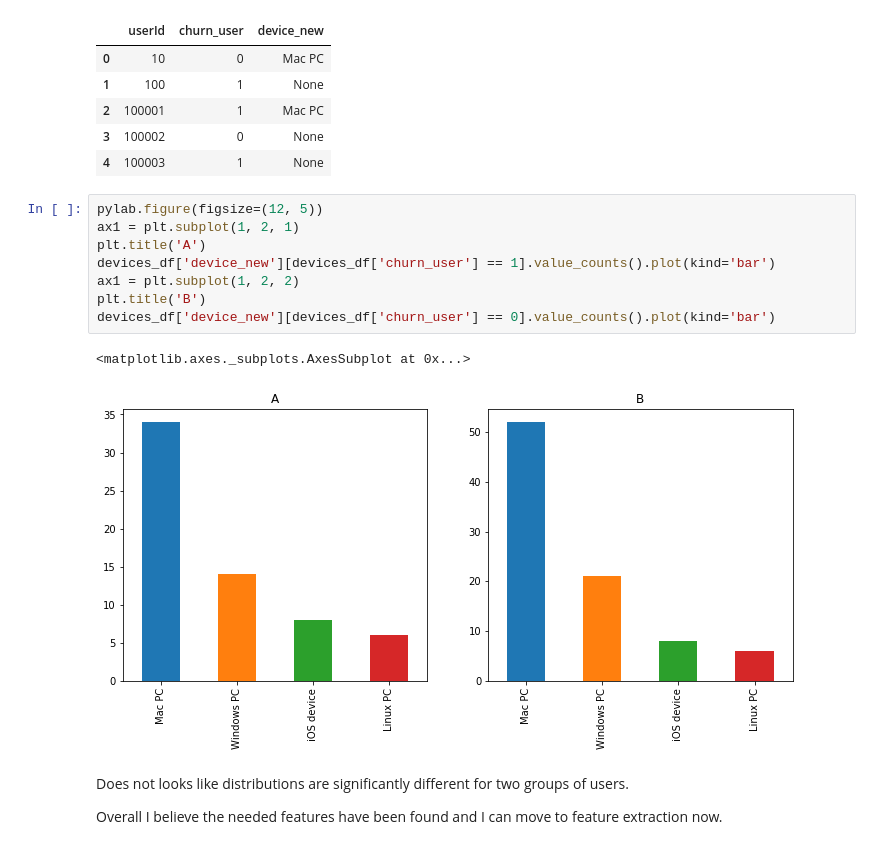
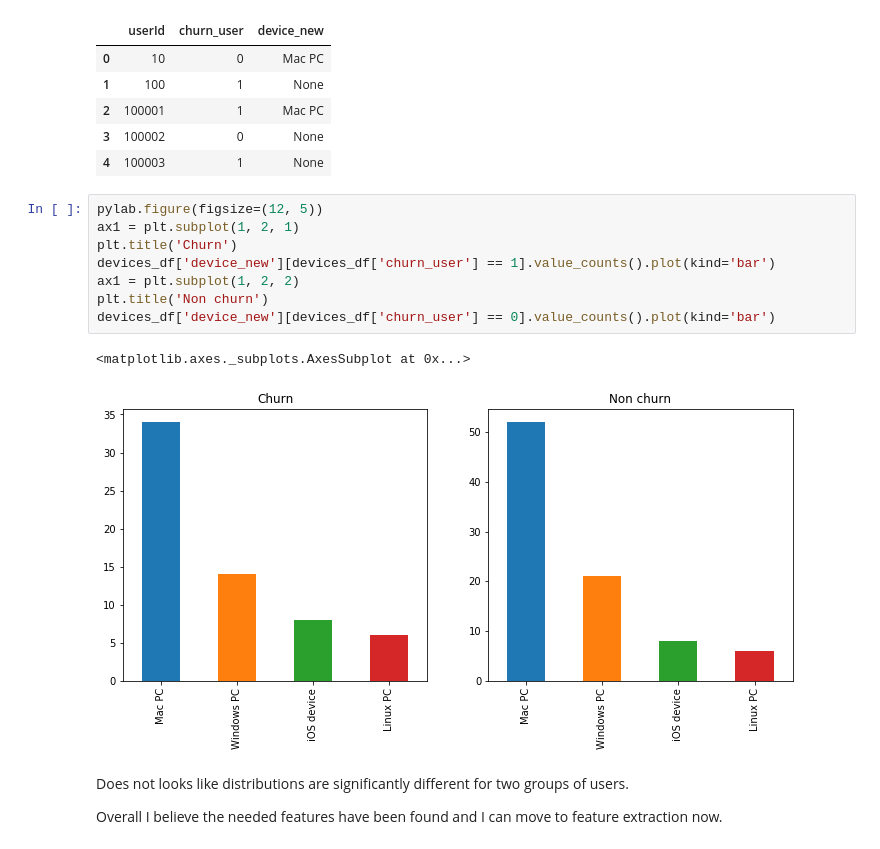
Before and after one commit to vvvvvvasena/sparkify, a Jupyter notebook: Sparkify.ipynb, the cells around one changed output. Saved outputs shown, nothing was run; the diff lists cells and outputs as text.

```diff
--- a/Sparkify.ipynb
+++ b/Sparkify.ipynb
@@ -538,14 +542,14 @@ devices_df.head()
 # %%
 pylab.figure(figsize=(12, 5))
 ax1 = plt.subplot(1, 2, 1)
-plt.title('A')
+plt.title('Churn')
 devices_df['device_new'][devices_df['churn_user'] == 1].value_counts().plot(kind='bar')
 ax1 = plt.subplot(1, 2, 2)
-plt.title('B')
+plt.title('Non churn')
 devices_df['device_new'][devices_df['churn_user'] == 0].value_counts().plot(kind='bar')
 # %% [output]
 <matplotlib.axes._subplots.AxesSubplot at 0x...>
-[figure, old version]
+[figure, new version]
 # %% [markdown]
 Does not looks like distributions are significantly different for two groups of users.
 
```
Also changed, not shown: parts of 37 cells of this notebook.
